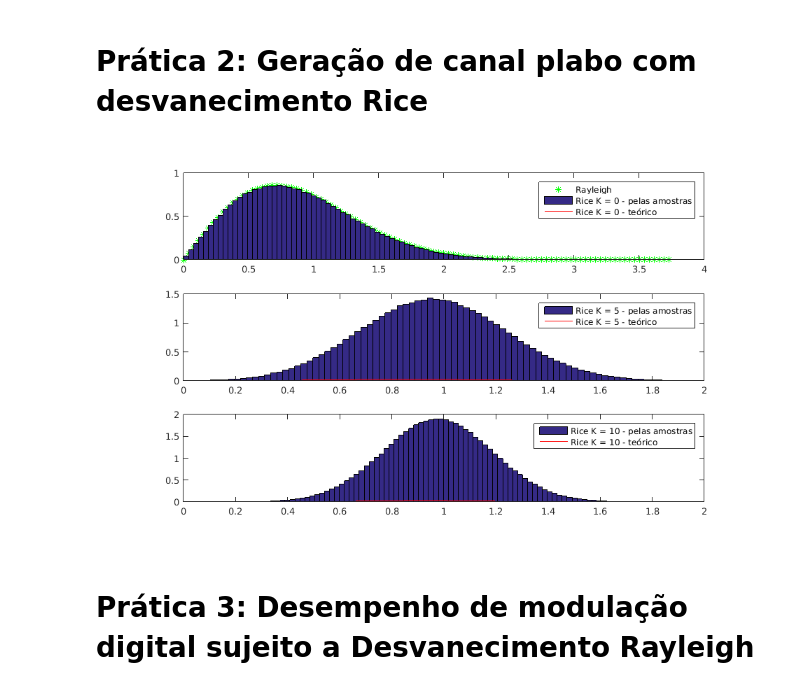
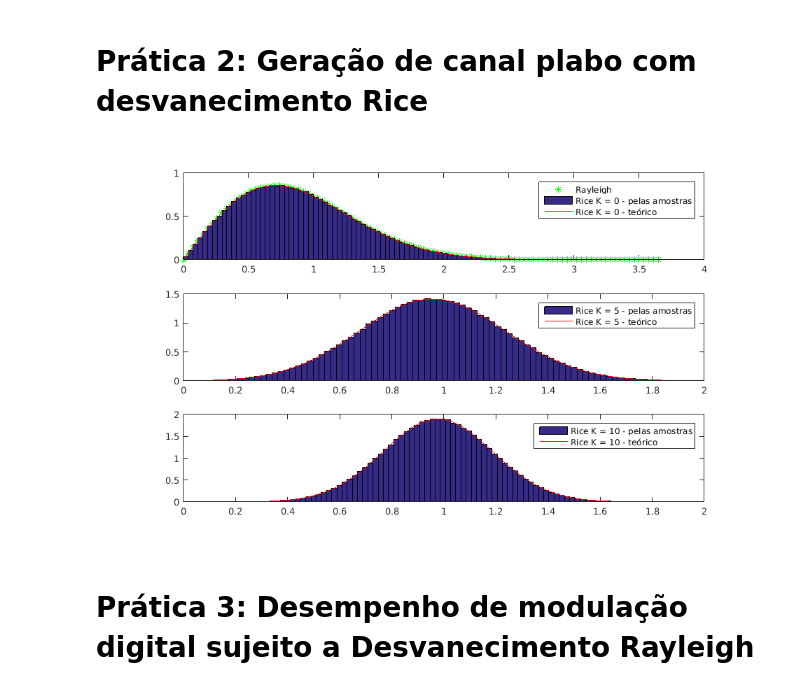
Before and after one commit to victordcsilva/DCO2004_Lab_Prototipagem, a Jupyter notebook: h10/Entrega_h10.ipynb, the cells around one changed output. Drawn from its saved outputs; the diff is of its cells as text; code cells hidden in the pictures.

```diff
--- a/h10/Entrega_h10.ipynb
+++ b/h10/Entrega_h10.ipynb
@@ -65,36 +65,36 @@ for ik=1:length(vtK)
 
     X=s+sigma*randn(N,1);
     Y=0+sigma*randn(N,1);
     Z=X+j*Y;
     [val,bins]=hist(abs(Z),100);
     binWidth=bins(2)-bins(1);
     r=0:binWidth:max(bins);
 
     subplot(3,1,ik)
     if K==0
         rayleigh_pdf=r./(sigma.^2).*exp(-r.^2/(2*sigma.^2));
         plot(r,rayleigh_pdf,'g*')
         hold on
-        fRice=(2.*r(K+1)./totPower).*(exp(-(r.^2.*(K+1)/totPower)-K)).*besseli(0,2.*r.*sqrt(K*(K+1)./totPower));
+        fRice=(2.*r*(K+1)./totPower).*(exp(-r.^2.*(K+1)/totPower-K)).*besseli(0,2.*r.*sqrt(K*(K+1)./totPower));
 
         bar(bins,val./(binWidth*sum(val)),1)
         hold on
         plot(r,fRice,'r')
         legend(['Rayleigh'],['Rice K = ',num2str(K),' - pelas amostras'],['Rice K = ',num2str(K),' - teórico'])
         xlim([0 4])
     else
-        fRice=(2.*r(K+1)./totPower).*(exp(-(r.^2.*(K+1)/totPower)-K)).*besseli(0,2.*r.*sqrt(K*(K+1)./totPower));
+        fRice=(2.*r*(K+1)./totPower).*(exp(-r.^2.*(K+1)/totPower-K)).*besseli(0,2.*r.*sqrt(K*(K+1)./totPower));
 
         bar(bins,val./(binWidth*sum(val)),1)
         legend()
         hold on
         plot(r,fRice,'r')
         xlim([0 2])
         legend(['Rice K = ',num2str(K),' - pelas amostras'],['Rice K = ',num2str(K),' - teórico'])
     end
 end
 # %% [output]
-[figure, old version]
+[figure, new version]
 # %% [markdown]
 # Prática 3: Desempenho de modulação digital sujeito a Desvanecimento Rayleigh
 # %%
```
